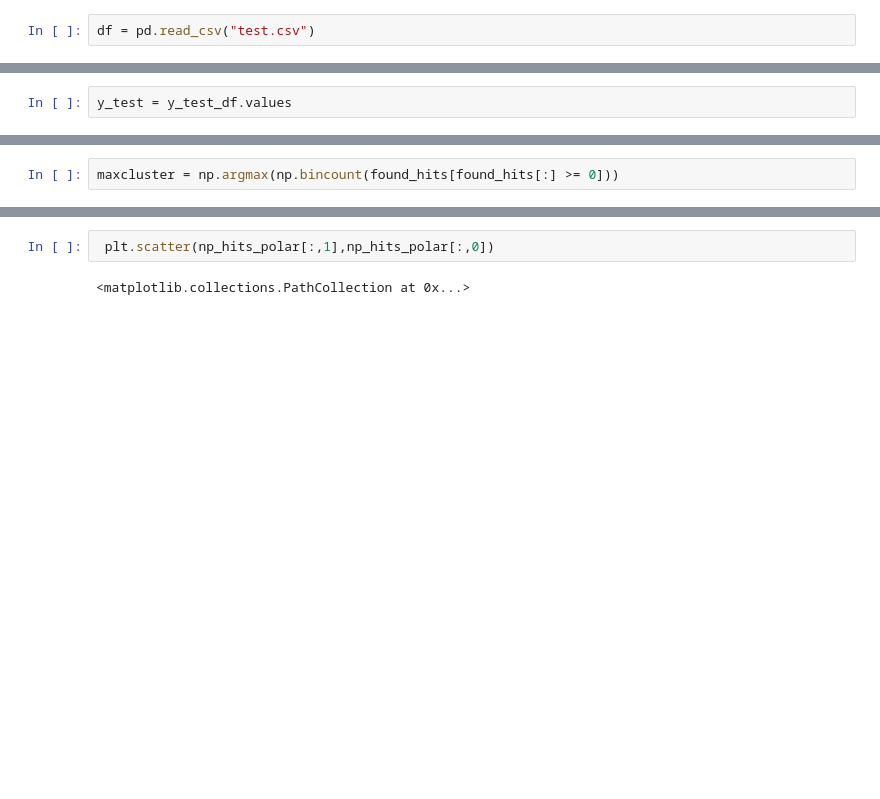
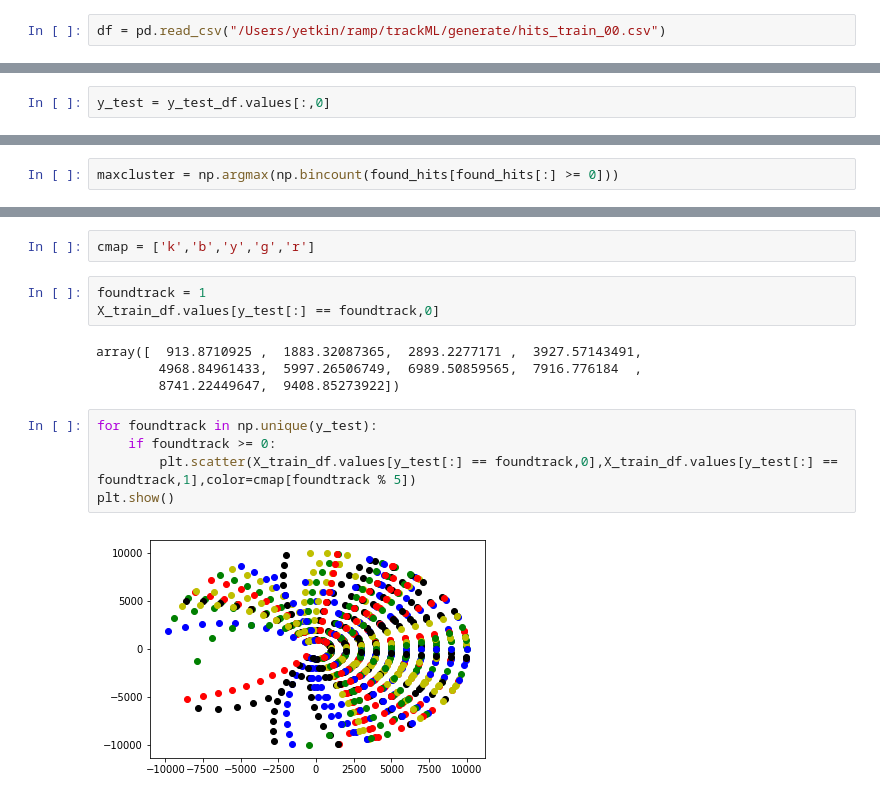
Before and after one commit to yetkinyilmaz/TrackML2D, a Jupyter notebook: notebook_trackML.ipynb, the cells around one changed output, grey strips where cells are left out. Drawn from its saved outputs; the diff is of its cells as text; blank space fills up the shorter version.

```diff
--- a/notebook_trackML.ipynb
+++ b/notebook_trackML.ipynb
@@ -11,7 +16,7 @@ import transform
 # %%
 tracker = tracking.ClusterDBSCAN()
 # %%
-df = pd.read_csv("test.csv")
+df = pd.read_csv("/Users/yetkin/ramp/trackML/generate/hits_train_00.csv")
 # %%
 y_df = df[['particle']]
 X_df = df.drop(['hit','particle'], axis=1)
@@ -71,5 +46,5 @@ array([-1, -1, -1, -1, -1, -1, -1, -1, -1, -1, -1, -1, -1, -1, -1, -1,  0,
 # %%
-y_test = y_test_df.values
+y_test = y_test_df.values[:,0]
 # %%
 y_pred = y_predicted
 # %%
@@ -236,4 +106,16 @@ plt.show()
-# %%
- plt.scatter(np_hits_polar[:,1],np_hits_polar[:,0])
-# %% [output]
-<matplotlib.collections.PathCollection at 0x...>
+# %%
+cmap = ['k','b','y','g','r']
+# %%
+foundtrack = 1
+X_train_df.values[y_test[:] == foundtrack,0]
+# %% [output]
+array([  913.8710925 ,  1883.32087365,  2893.2277171 ,  3927.57143491,
+        4968.84961433,  5997.26506749,  6989.50859565,  7916.776184  ,
+        8741.22449647,  9408.85273922])
+# %%
+for foundtrack in np.unique(y_test):
+    if foundtrack >= 0:
+        plt.scatter(X_train_df.values[y_test[:] == foundtrack,0],X_train_df.values[y_test[:] == foundtrack,1],color=cmap[foundtrack % 5])
+plt.show()
+# %% [output]
+[figure, added]
```
Also changed, not shown: parts of 55 cells of this notebook, 9 other files.
